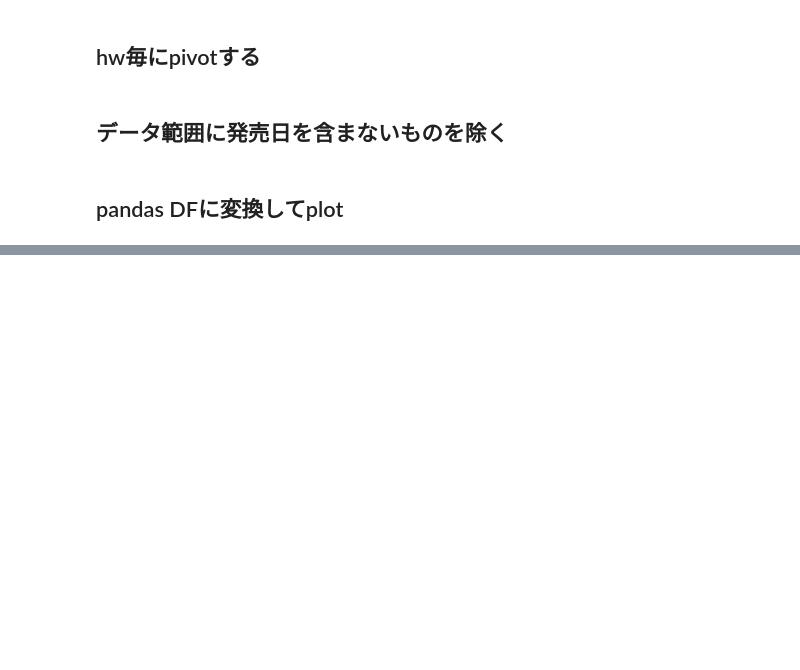
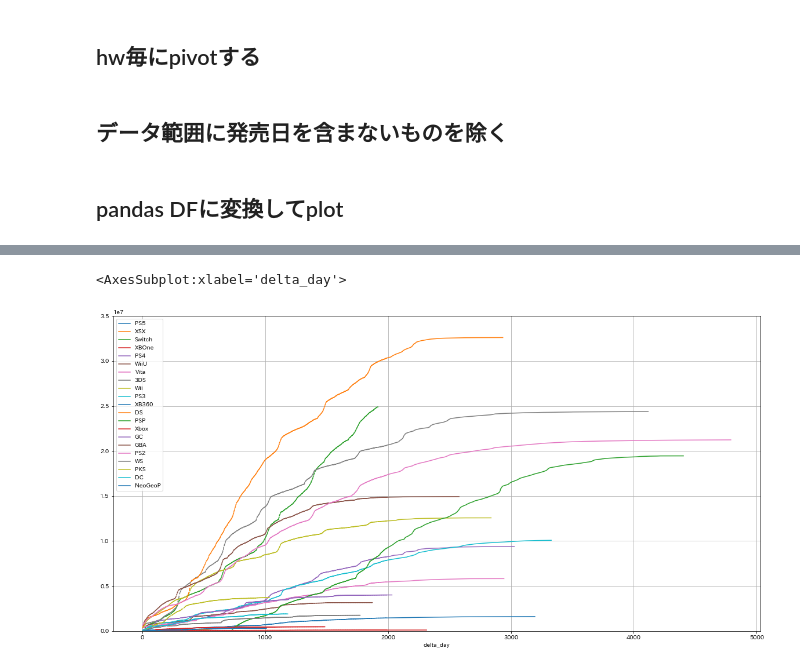
Before and after one commit to hidenden/gamedata, a Jupyter notebook: analysis/累計pyspark.ipynb, the cells around one changed output, grey strips where cells are left out. Saved outputs shown, nothing was run; the diff lists cells and outputs as text; code cells hidden in the pictures; blank space fills up the shorter version.

```diff
--- a/analysis/累計pyspark.ipynb
+++ b/analysis/累計pyspark.ipynb
@@ -18,6 +18,7 @@ import japanize_matplotlib
 spark = SparkSession.builder.appName("gamedata").getOrCreate()
 # load master database
 hard_weekly_df = spark.read.parquet("../database/parquet/hard_weekly")
+hard_info_df = spark.read.parquet("../database/parquet/hard_info")
 # %% [markdown]
 ## ハード毎､日付順で累計する
 
@@ -52,0 +61,6 @@ pdf.plot(figsize=(20, 10), grid=True, kind="line", ylim=[0, 35000000])
+# %%
+hard_sum_launch = hard_sum.join(hard_info_df, hard_sum.hw == hard_info_df.hw, 'outer').select(
+    'end_date',
+    hard_sum.hw,
+    'cumsum',
+    'launch_day').sort("end_date")
@@ -52,0 +70,2 @@ pdf.plot(figsize=(20, 10), grid=True, kind="line", ylim=[0, 35000000])
+# %%
+hard_sum_delta = hard_sum_launch.withColumn("delta_day", F.datediff("end_date", "launch_day"))
@@ -52,0 +78,10 @@ pdf.plot(figsize=(20, 10), grid=True, kind="line", ylim=[0, 35000000])
+# %%
+hard_pivot_delta = hard_sum_delta.groupBy("delta_day").pivot("hw").sum("cumsum").sort("delta_day").select(
+    "delta_day",
+    "PS5", "XSX", "Switch",
+    "XBOne", "PS4", "WiiU",
+    "Vita", "3DS",
+    "Wii", "PS3", "XB360",
+    "DS", "PSP",
+    "Xbox", "GC", "GBA", "PS2",
+    "WS", "PKS", "DC", "NeoGeoP")
@@ -52,0 +108,6 @@ pdf.plot(figsize=(20, 10), grid=True, kind="line", ylim=[0, 35000000])
+# %%
+pd_delta = hard_pivot_delta.toPandas().set_index("delta_day")
+pd_delta.interpolate(method="linear", limit=3).plot(figsize=(20, 10), grid=True, kind="line", ylim=[0, 35000000])
+# %% [output]
+<AxesSubplot:xlabel='delta_day'>
+[figure, added]
```
Also changed, not shown: parts of 5 cells of this notebook, 2 other files.
